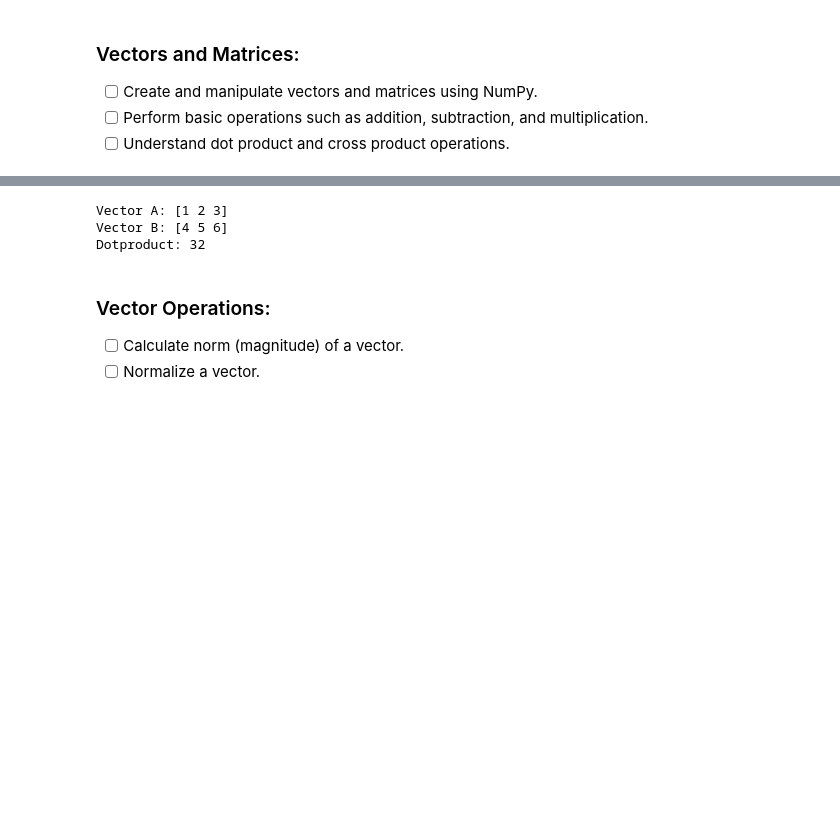
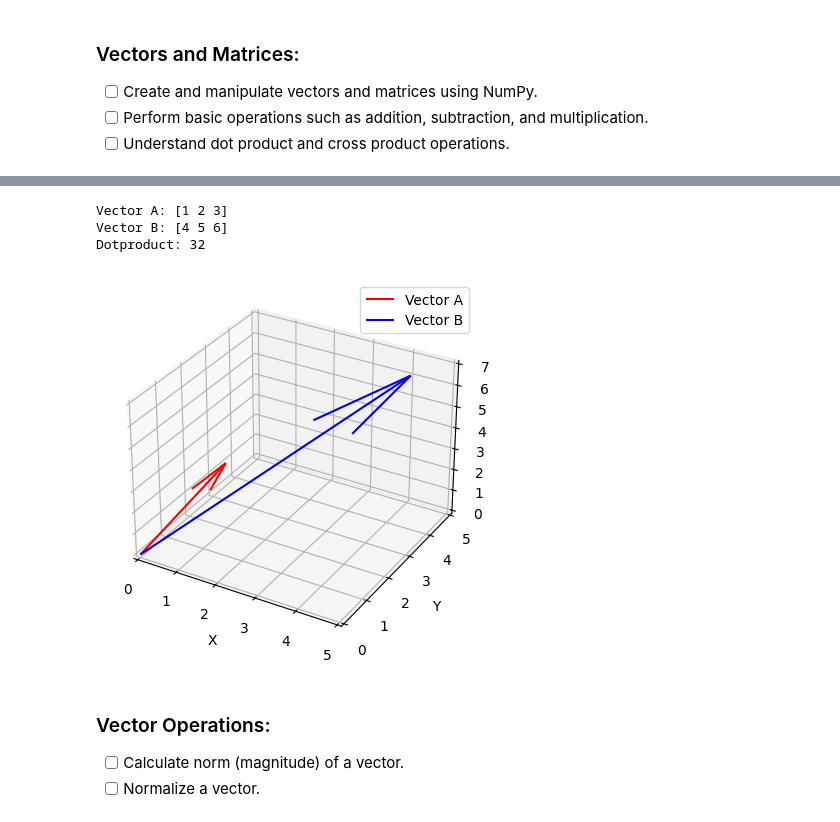
Before and after one commit to mr-rafiq/Machine_Learning_RoadMap, a Jupyter notebook: Refresh Mathematics Basics.ipynb, the cells around one changed output, grey strips where cells are left out. Drawn from its saved outputs; the diff is of its cells as text; code cells hidden in the pictures; blank space fills up the shorter version.

```diff
--- a/Refresh Mathematics Basics.ipynb
+++ b/Refresh Mathematics Basics.ipynb
@@ -12,20 +39,35 @@
 # %%
 import numpy as np
-
+import matplotlib.pyplot as plt
 # Example: Creating a vector and performing operations
 vector_a = np.array([1, 2, 3])
 vector_b = np.array([4, 5, 6])
 
 print(f"Vector A: {vector_a}")
 print(f"Vector B: {vector_b}")
 
 dot_product = np.dot(vector_a, vector_b)
 
 print(f"Dotproduct: {dot_product}")
+
+# Visualizing vectors
+fig = plt.figure()
+ax = fig.add_subplot(111, projection='3d')
+ax.quiver(0, 0, 0, vector_a[0], vector_a[1], vector_a[2], color='r', label='Vector A')
+ax.quiver(0, 0, 0, vector_b[0], vector_b[1], vector_b[2], color='b', label='Vector B')
+ax.set_xlim([0, 5])
+ax.set_ylim([0, 5])
+ax.set_zlim([0, 7])
+ax.set_xlabel('X')
+ax.set_ylabel('Y')
+ax.set_zlabel('Z')
+ax.legend()
+plt.show()
 # %% [output]
 Vector A: [1 2 3]
 Vector B: [4 5 6]
 Dotproduct: 32
+[figure, added]
 # %% [markdown]
  ### Vector Operations:
   - [ ] Calculate norm (magnitude) of a vector.
```
Also changed, not shown: parts of 13 cells of this notebook.
